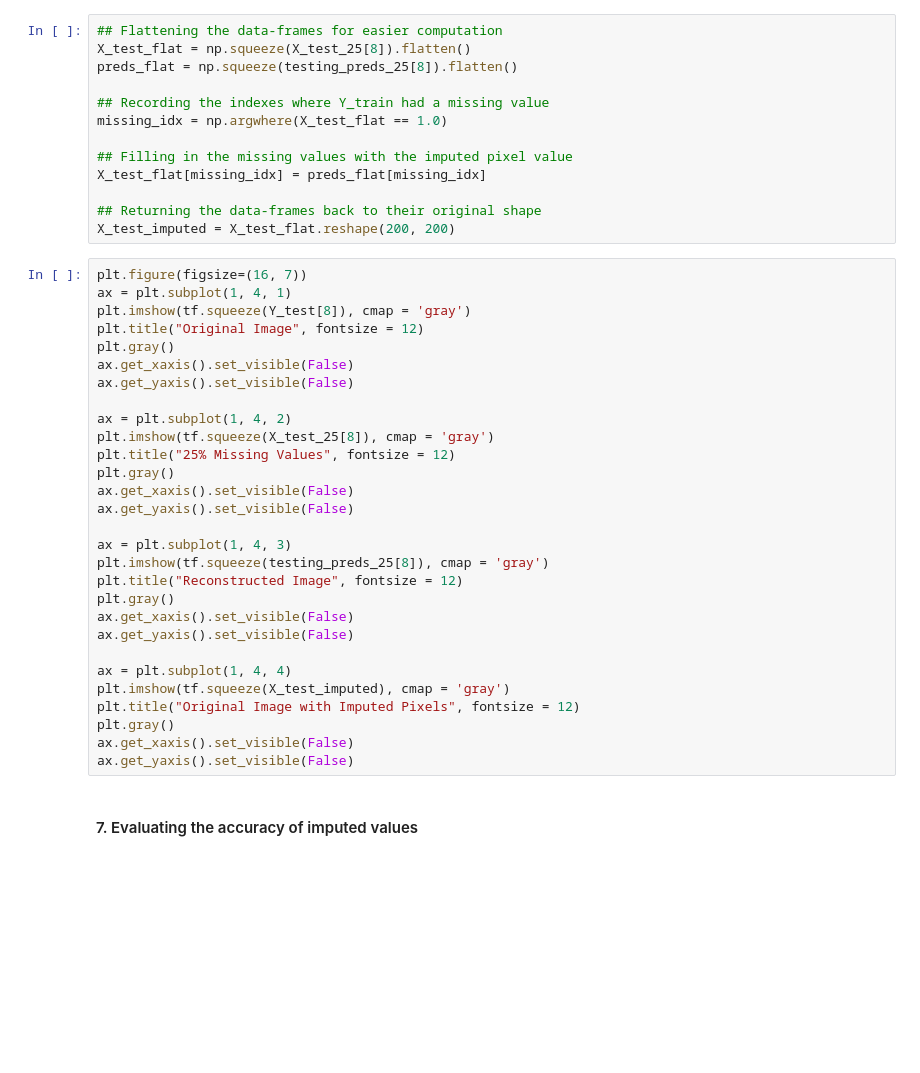
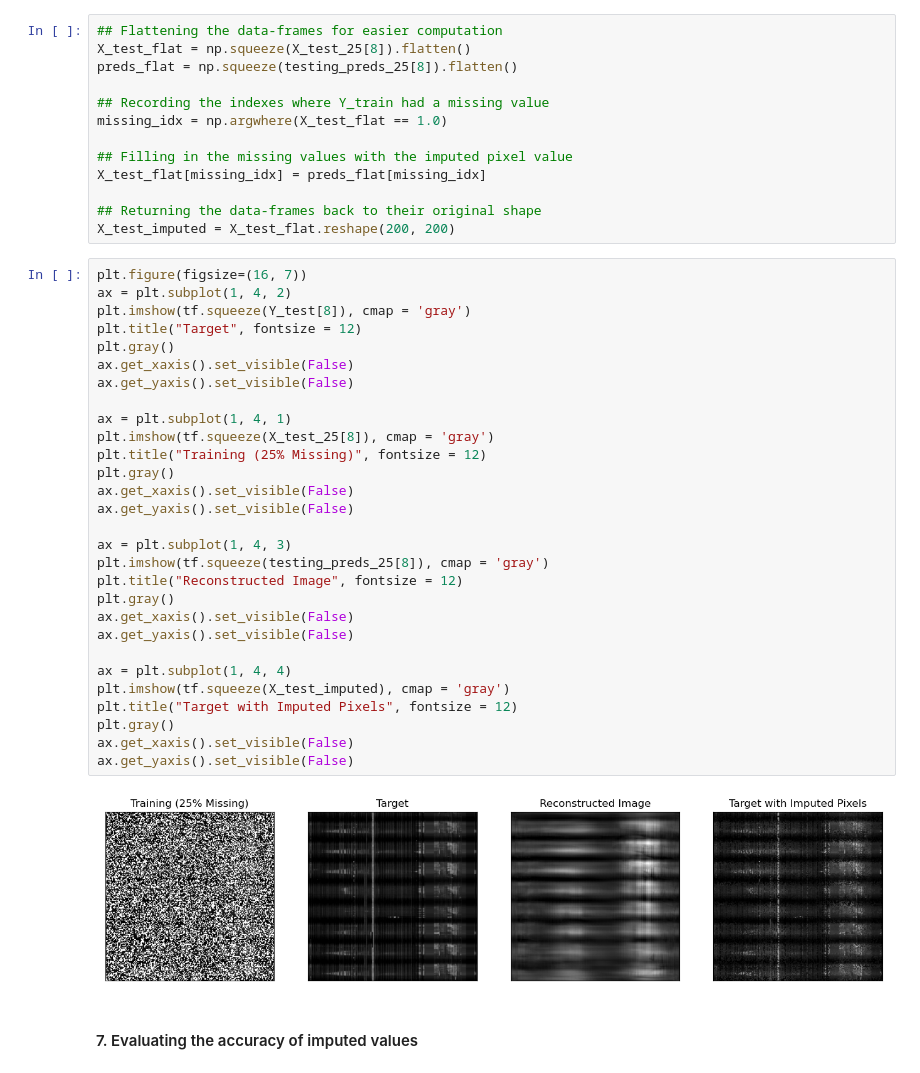
Before and after one commit to Evan-Callaghan/FieldsAcademy-NeuralNetworks, a Jupyter notebook: Project/Working/image_model.ipynb, the cells around one changed output. Saved outputs shown, nothing was run; the diff lists cells and outputs as text; blank space fills up the shorter version.

```diff
--- a/Project/Working/image_model.ipynb
+++ b/Project/Working/image_model.ipynb
@@ -312,33 +346,35 @@ X_test_flat[missing_idx] = preds_flat[missing_idx]
 X_test_imputed = X_test_flat.reshape(200, 200)
 # %%
 plt.figure(figsize=(16, 7))
-ax = plt.subplot(1, 4, 1)
+ax = plt.subplot(1, 4, 2)
 plt.imshow(tf.squeeze(Y_test[8]), cmap = 'gray')
-plt.title("Original Image", fontsize = 12)
+plt.title("Target", fontsize = 12)
 plt.gray()
 ax.get_xaxis().set_visible(False)
 ax.get_yaxis().set_visible(False)
 
-ax = plt.subplot(1, 4, 2)
+ax = plt.subplot(1, 4, 1)
 plt.imshow(tf.squeeze(X_test_25[8]), cmap = 'gray')
-plt.title("25% Missing Values", fontsize = 12)
+plt.title("Training (25% Missing)", fontsize = 12)
 plt.gray()
 ax.get_xaxis().set_visible(False)
 ax.get_yaxis().set_visible(False)
 
 ax = plt.subplot(1, 4, 3)
 plt.imshow(tf.squeeze(testing_preds_25[8]), cmap = 'gray')
 plt.title("Reconstructed Image", fontsize = 12)
 plt.gray()
 ax.get_xaxis().set_visible(False)
 ax.get_yaxis().set_visible(False)
 
 ax = plt.subplot(1, 4, 4)
 plt.imshow(tf.squeeze(X_test_imputed), cmap = 'gray')
-plt.title("Original Image with Imputed Pixels", fontsize = 12)
+plt.title("Target with Imputed Pixels", fontsize = 12)
 plt.gray()
 ax.get_xaxis().set_visible(False)
 ax.get_yaxis().set_visible(False)
+# %% [output]
+[figure, added]
 # %% [markdown]
 #### 7. Evaluating the accuracy of imputed values
 # %%
```
Also changed, not shown: parts of 9 cells of this notebook, 1 other file.
